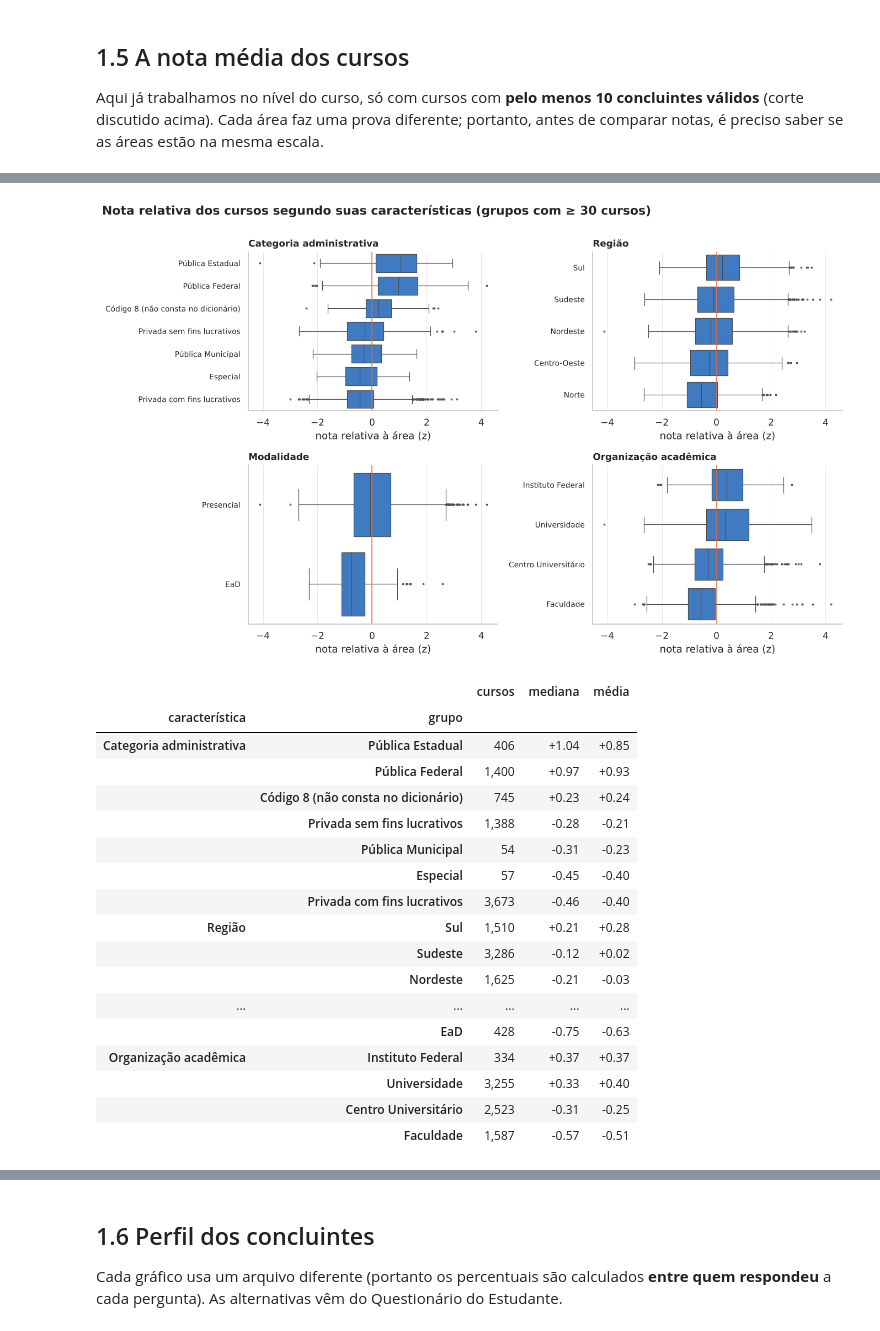
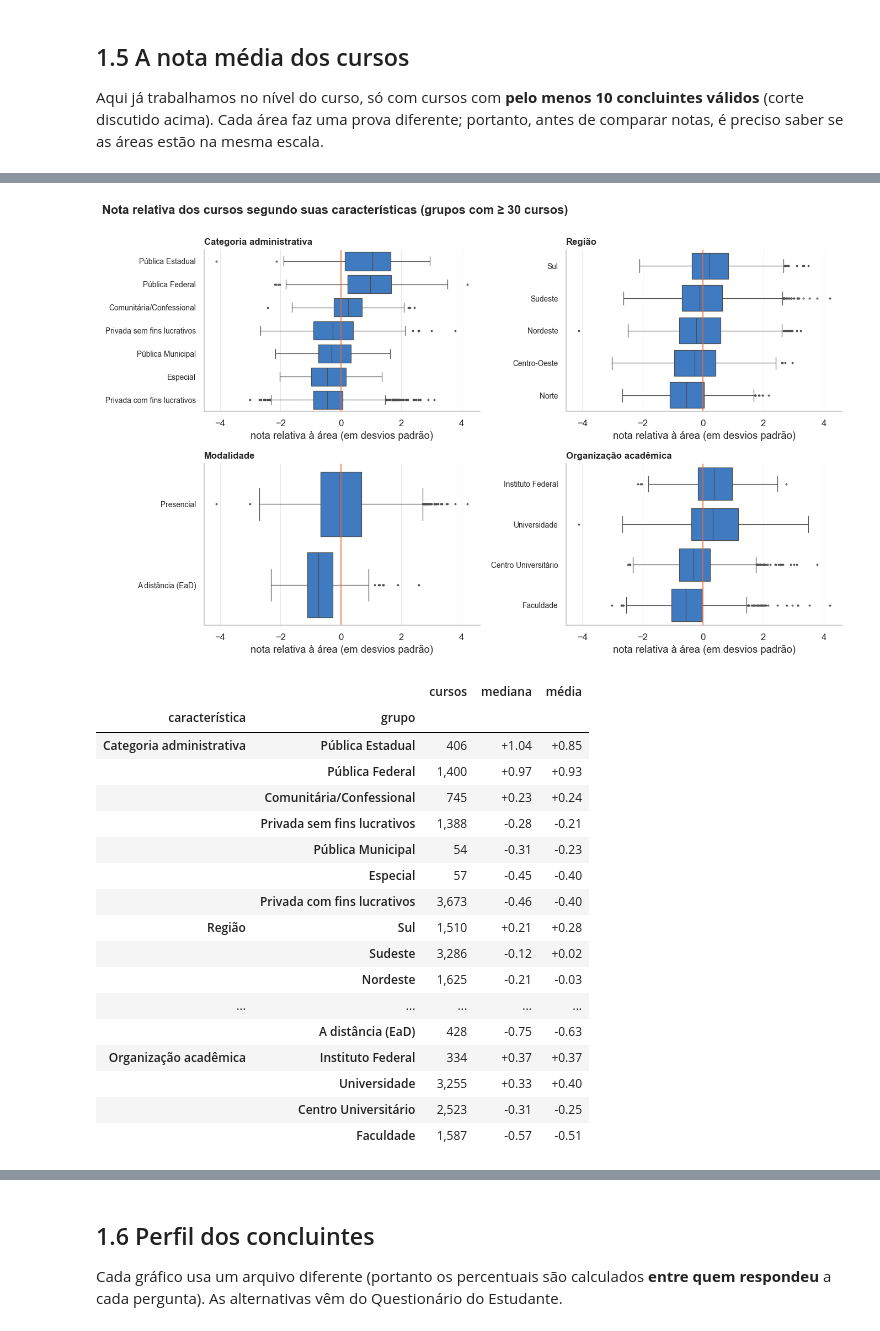
Before and after one commit to NicolasSimoes/cienciasdedados, a Jupyter notebook: cienciadados/ENADE2023/ENADE2023_Sprints_1_2_3.ipynb, the cells around one changed output, grey strips where cells are left out. Cells and saved outputs as stored; diff of their text form; code cells hidden in the pictures.

```diff
--- a/cienciadados/ENADE2023/ENADE2023_Sprints_1_2_3.ipynb
+++ b/cienciadados/ENADE2023/ENADE2023_Sprints_1_2_3.ipynb
@@ -58,21 +58,29 @@ Os microdados trazem **códigos**. Os nomes abaixo vêm do *Dicionário de vari
 # %%
 AREAS = {'5': 'Medicina Veterinária', '6': 'Odontologia', '12': 'Medicina', '17': 'Agronomia', '19': 'Farmácia', '21': 'Arquitetura e Urbanismo', '23': 'Enfermagem', '27': 'Fonoaudiologia', '28': 'Nutrição', '36': 'Fisioterapia', '51': 'Zootecnia', '55': 'Biomedicina', '69': 'Tecnologia em Radiologia', '90': 'Tecnologia em Agronegócios', '91': 'Tecnologia em Gestão Hospitalar', '92': 'Tecnologia em Gestão Ambiental', '95': 'Tecnologia em Estética e Cosmética', '5710': 'Engenharia Civil', '5806': 'Engenharia Elétrica', '5814': 'Engenharia de Controle e Automação', '5902': 'Engenharia Mecânica', '6002': 'Engenharia de Alimentos', '6008': 'Engenharia Química', '6208': 'Engenharia de Produção', '6307': 'Engenharia Ambiental', '6405': 'Engenharia Florestal', '6410': 'Tecnologia em Segurança no Trabalho', '6411': 'Engenharia de Computação I'}
 CATEGAD = {"1": "Pública Federal", "2": "Pública Estadual", "3": "Pública Municipal", "4": "Privada com fins lucrativos",
-           "5": "Privada sem fins lucrativos", "7": "Especial", "8": "Código 8 (não consta no dicionário)"}
+           "5": "Privada sem fins lucrativos", "7": "Especial", "8": "Comunitária/Confessional"}   # o valor 8 consta no Dicionário de variáveis do Enade 2023 (categoria administrativa)
 ORGACAD = {"10019": "Centro Federal de Educação Tecnológica", "10020": "Centro Universitário", "10022": "Faculdade",
            "10026": "Instituto Federal", "10028": "Universidade"}
 REGIAO = {"1": "Norte", "2": "Nordeste", "3": "Sudeste", "4": "Sul", "5": "Centro-Oeste"}
-MODALIDADE = {"0": "EaD", "1": "Presencial"}
-UF = {"11": "RO", "12": "AC", "13": "AM", "14": "RR", "15": "PA", "16": "AP", "17": "TO", "21": "MA", "22": "PI", "23": "CE", "24": "RN", "25": "PB", "26": "PE",
-      "27": "AL", "28": "SE", "29": "BA", "31": "MG", "32": "ES", "33": "RJ", "35": "SP", "41": "PR", "42": "SC", "43": "RS", "50": "MS", "51": "MT", "52": "GO", "53": "DF"}
+MODALIDADE = {"0": "A distância (EaD)", "1": "Presencial"}
+UF = {"11": "Rondônia", "12": "Acre", "13": "Amazonas", "14": "Roraima", "15": "Pará", "16": "Amapá", "17": "Tocantins", "21": "Maranhão", "22": "Piauí",
+      "23": "Ceará", "24": "Rio Grande do Norte", "25": "Paraíba", "26": "Pernambuco", "27": "Alagoas", "28": "Sergipe", "29": "Bahia", "31": "Minas Gerais",
+      "32": "Espírito Santo", "33": "Rio de Janeiro", "35": "São Paulo", "41": "Paraná", "42": "Santa Catarina", "43": "Rio Grande do Sul",
+      "50": "Mato Grosso do Sul", "51": "Mato Grosso", "52": "Goiás", "53": "Distrito Federal"}   # estado (UF = unidade da federação)
 TURNO = {"1": "Matutino", "2": "Vespertino", "3": "Integral", "4": "Noturno"}
 
-# Nome curto de cada pergunta do questionário (QE1..QE26) e rótulo de cada alternativa (ex.: QE_I11_A)
+# Nomes legíveis das variáveis do INEP que aparecem em gráficos e tabelas (o código que lê os arquivos continua usando os nomes originais)
+NOME_NOTA = {"NT_GER": "Nota geral", "NT_FG": "Nota de formação geral", "NT_CE": "Nota do componente específico",
+             "NT_OBJ_FG": "Formação geral · parte objetiva", "NT_DIS_FG": "Formação geral · parte discursiva",
+             "NT_OBJ_CE": "Componente específico · parte objetiva", "NT_DIS_CE": "Componente específico · parte discursiva"}
+NOME_VAR = {"ANO_FIM_EM": "Ano de conclusão do ensino médio", "ANO_IN_GRAD": "Ano de ingresso na graduação", "NU_IDADE": "Idade (anos)"}
+
+# Nome curto de cada pergunta do questionário (perguntas 1 a 26) e rótulo de cada alternativa (ex.: pergunta 11, alternativa A = "QE_I11_A" nos microdados)
 QE_NOME = {1: "Estado civil", 2: "Cor/raça", 3: "Nacionalidade", 4: "Escolaridade do pai", 5: "Escolaridade da mãe", 6: "Com quem mora",
            7: "Pessoas na família", 8: "Renda familiar", 9: "Situação financeira", 10: "Situação de trabalho", 11: "Bolsa/financiamento do curso",
            12: "Auxílio permanência", 13: "Bolsa acadêmica", 14: "Atividade no exterior", 15: "Ingresso por ação afirmativa",
            17: "Escola do ensino médio", 18: "Modalidade do ensino médio", 19: "Quem incentivou a graduação", 20: "Apoio nas dificuldades",
-           21: "Família com ensino superior", 22: "Livros lidos no ano", 23: "Horas de estudo/semana", 24: "Idioma estrangeiro na IES",
+           21: "Família com ensino superior", 22: "Livros lidos no ano", 23: "Horas de estudo/semana", 24: "Idioma estrangeiro na instituição",
            25: "Motivo da escolha do curso", 26: "Motivo da escolha da instituição"}
 ALT = {
  "QE_I01_A": "Solteiro(a)",
@@ -154,7 +162,7 @@ ALT = {
  "QE_I13_B": "Bolsa de iniciação científica",
  "QE_I13_C": "Bolsa de extensão",
  "QE_I13_D": "Bolsa de monitoria/tutoria",
- "QE_I13_E": "Bolsa PET",
+ "QE_I13_E": "Bolsa PET (Programa de Educação Tutorial)",
  "QE_I13_F": "Outro tipo de bolsa acadêmica",
  "QE_I14_A": "Não participei",
  "QE_I14_B": "Sim, Programa Ciência sem Fronteiras",
@@ -194,7 +202,7 @@ ALT = {
  "QE_I20_F": "Líder ou representante religioso",
  "QE_I20_G": "Colegas de curso ou amigos",
  "QE_I20_H": "Professores do curso",
- "QE_I20_I": "Profissionais do serviço de apoio ao estudante da IES",
+ "QE_I20_I": "Profissionais do serviço de apoio ao estudante da instituição",
  "QE_I20_J": "Colegas de trabalho",
  "QE_I20_K": "Outro grupo",
  "QE_I21_A": "Sim",
@@ -238,13 +246,18 @@ OUTROS = {"pct_feminino": "% de mulheres", "idade_media": "Idade média (anos)",
           "renda_acima_6sm": "Renda familiar acima de 6 salários mínimos", "mae_superior": "Mãe com ensino superior"}
 def rotulo(col, maxlen=62):
     """Nome legível de uma coluna da tabela por curso."""
-    if col.endswith("_z") and col[:-2] != col: return rotulo(col[:-2], maxlen) + " (rel. à área)"
+    if col.endswith("_z") and col[:-2] != col: return rotulo(col[:-2], maxlen) + " (relativo à área)"
     if col in OUTROS: s = OUTROS[col]
     elif col in ALT: s = f"{QE_NOME[int(col[4:6])]}: {ALT[col]}"
     elif col.startswith("turno_"): s = f"Turno {TURNO.get(col[-1], col[-1])}"
-    elif col.startswith("media_QE_I"): s = "Percepção, item " + col[-2:] + " (média 1–6)"
+    elif col.startswith("media_QE_I"): s = "Percepção da prova/curso, questão " + col[-2:] + " (média 1–6)"
     else: s = col
     return s if len(s) <= maxlen else s[: maxlen - 1] + "…"
+def rotulo_curso(linha):
+    """Descrição legível de um curso. O INEP não publica o nome de cada curso individual (só o da área/graduação),
+    então usamos: área · categoria administrativa · organização acadêmica · modalidade · estado (nº de concluintes válidos)."""
+    return (f"{AREAS[linha['CO_GRUPO']]} · {CATEGAD[linha['CO_CATEGAD']]} · {ORGACAD[linha['CO_ORGACAD']]} · "
+            f"{MODALIDADE[linha['CO_MODALIDADE']]} · {UF[linha['CO_UF_CURSO']]} ({int(linha['n_validos'])} concluintes)")
 print(len(ALT), "alternativas de questionário rotuladas | exemplo:", rotulo("QE_I11_A"))
 # %% [output]
 156 alternativas de questionário rotuladas | exemplo: Bolsa/financiamento do curso: Nenhum, pois meu curso é gratui…
@@ -543,10 +621,10 @@ fig, axes = plt.subplots(1, 2, figsize=(12.5, 7), gridspec_kw={"width_ratios": [
 ordem = exp.groupby("area")["media_NT_GER"].median().sort_values().index
 ax = axes[0]
 sns.boxplot(data=exp, y="area", x="media_NT_GER", order=ordem, color=AZUL, fliersize=2, linewidth=0.8, ax=ax, boxprops=dict(alpha=0.85))
-ax.set_xlabel("nota média do curso (NT_GER)"); ax.set_ylabel(""); ax.set_title("Nota média dos cursos, por área"); ax.tick_params(axis="y", labelsize=8)
+ax.set_xlabel("nota geral média do curso"); ax.set_ylabel(""); ax.set_title("Nota média dos cursos, por área"); ax.tick_params(axis="y", labelsize=8)
 ax = axes[1]
 sns.boxplot(data=exp, y="area", x="nota_relativa", order=ordem, color=LARANJA, fliersize=2, linewidth=0.8, ax=ax, boxprops=dict(alpha=0.85))
-ax.set_yticklabels([]); ax.set_ylabel(""); ax.set_xlabel("nota relativa à área (z-score)"); ax.set_title("Depois de descontar a área"); ax.axvline(0, color=CINZA, lw=0.8)
+ax.set_yticklabels([]); ax.set_ylabel(""); ax.set_xlabel("nota relativa à área (em desvios padrão)"); ax.set_title("Depois de descontar a área"); ax.axvline(0, color=CINZA, lw=0.8)
 plt.tight_layout(); salvar("06_notas_por_area.png")
 # %% [output]
 7,723 cursos com ≥ 10 concluintes válidos
@@ -556,24 +642,24 @@ plt.tight_layout(); salvar("06_notas_por_area.png")
 # %%
 CARACT = [("categoria", "Categoria administrativa"), ("regiao", "Região"), ("modalidade", "Modalidade"), ("organizacao", "Organização acadêmica")]
 fig, axes = plt.subplots(2, 2, figsize=(12.5, 7.6))
 tabs = []
 for ax, (col, titulo) in zip(axes.ravel(), CARACT):
     d = exp.groupby(col).filter(lambda x: len(x) >= 30)
     ordem = d.groupby(col)["nota_relativa"].median().sort_values(ascending=False).index
     sns.boxplot(data=d, y=col, x="nota_relativa", order=ordem, orient="h", color=AZUL, fliersize=1.5, linewidth=0.8, ax=ax)
-    ax.axvline(0, color=LARANJA, lw=1); ax.set_title(titulo, fontsize=11); ax.set_ylabel(""); ax.set_xlabel("nota relativa à área (z)"); ax.tick_params(axis="y", labelsize=9)
+    ax.axvline(0, color=LARANJA, lw=1); ax.set_title(titulo, fontsize=11); ax.set_ylabel(""); ax.set_xlabel("nota relativa à área (em desvios padrão)"); ax.tick_params(axis="y", labelsize=9)
     tabs.append(d.groupby(col)["nota_relativa"].agg(cursos="count", mediana="median", média="mean").loc[ordem].assign(característica=titulo).rename_axis("grupo").reset_index())
 fig.suptitle("Nota relativa dos cursos segundo suas características (grupos com ≥ 30 cursos)", x=0.01, ha="left", fontweight="bold", y=1.0)
 plt.tight_layout(); salvar("07_nota_relativa_por_caracteristica.png")
 tab_carac = pd.concat(tabs)[["característica", "grupo", "cursos", "mediana", "média"]].set_index(["característica", "grupo"])
 display(tab_carac.style.format({"cursos": "{:,.0f}", "mediana": "{:+.2f}", "média": "{:+.2f}"}))
 # %% [output]
-[figure, old version]
+[figure, new version]
 |  |  | cursos | mediana | média |
 | característica | grupo |  |  |  |
 | Categoria administrativa | Pública Estadual | 406 | +1.04 | +0.85 |
 |  | Pública Federal | 1,400 | +0.97 | +0.93 |
-|  | Código 8 (não consta no dicionário) | 745 | +0.23 | +0.24 |
+|  | Comunitária/Confessional | 745 | +0.23 | +0.24 |
 |  | Privada sem fins lucrativos | 1,388 | -0.28 | -0.21 |
 |  | Pública Municipal | 54 | -0.31 | -0.23 |
 |  | Especial | 57 | -0.45 | -0.40 |
@@ -582,7 +668,7 @@ display(tab_carac.style.format({"cursos": "{:,.0f}", "mediana": "{:+.2f}", "méd
 |  | Sudeste | 3,286 | -0.12 | +0.02 |
 |  | Nordeste | 1,625 | -0.21 | -0.03 |
 | ... | ... | ... | ... | ... |
-|  | EaD | 428 | -0.75 | -0.63 |
+|  | A distância (EaD) | 428 | -0.75 | -0.63 |
 | Organização acadêmica | Instituto Federal | 334 | +0.37 | +0.37 |
 |  | Universidade | 3,255 | +0.33 | +0.40 |
 |  | Centro Universitário | 2,523 | -0.31 | -0.25 |
```
Also changed, not shown: parts of 63 cells of this notebook, 25 other files.
